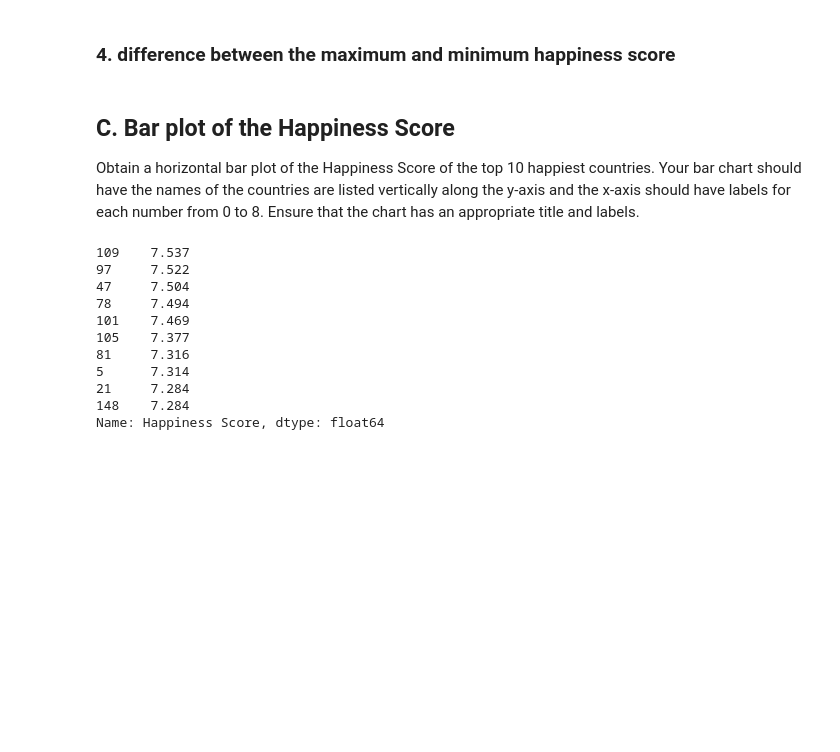
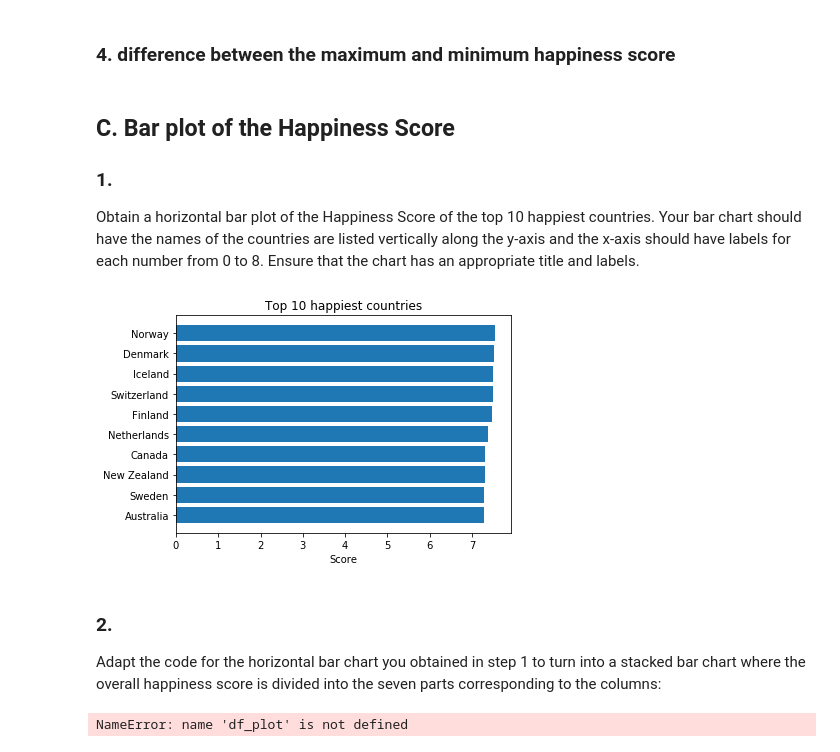
Before and after one commit to Bornatch/EPFL, a Jupyter notebook: ML/Cours1/01_10_course_project.ipynb, the cells around one changed output. Saved outputs shown, nothing was run; the diff lists cells and outputs as text; code cells hidden in the pictures; blank space fills up the shorter version.

Commit message:
part C-D-E

```diff
--- a/ML/Cours1/01_10_course_project.ipynb
+++ b/ML/Cours1/01_10_course_project.ipynb
@@ -220,22 +220,50 @@ for i  in range(len(regions)):
 # %% [markdown]
 ## C. Bar plot of the Happiness Score
 
+### 1.
+
 Obtain a horizontal bar plot of the Happiness Score of the top 10 happiest countries. Your bar chart should have the names of the countries are listed vertically along the y-axis and the x-axis should have labels for each number from 0 to 8. Ensure that the chart has an appropriate title and labels.
 # %%
 import matplotlib.pyplot as plt # plot library
 # %%
-df_plot = df.nsmallest(10,'Happiness Rank')
+df_10happy = df.nlargest(10,'Happiness Score')
-# %%
-df_plot['Happiness Score']
-# %% [output]
-109    7.537
-97     7.522
-47     7.504
-78     7.494
-101    7.469
-105    7.377
-81     7.316
-5      7.314
-21     7.284
-148    7.284
-Name: Happiness Score, dtype: float64
+# %%
+X = df_10happy['Happiness Score']
+Y = df_10happy.Country
+plt.barh(Y,X)
+plt.title('Top 10 happiest countries')
+#plt.ylabel('')
+plt.xlabel('Score')
+plt.gca().invert_yaxis() # thx https://stackoverflow.com/questions/34076177/matplotlib-horizontal-bar-chart-barh-is-upside-down
+plt.show()
+# %% [output]
+[figure, added]
+# %% [markdown]
+### 2.
+
+Adapt the code for the horizontal bar chart you obtained in step 1 to turn into a stacked bar chart where the overall happiness score is divided into the seven parts corresponding to the columns:
+# %%
+## keep this solution because time invest, please consider the next one
+## find how to enlarge colums but not space between value...
+Y = df_plot.Country
+
+X_eco = df_plot.Economy
+X_fam = df_plot.Family
+X_health = df_plot.Health
+X_freedom = df_plot.Freedom
+X_gen = df_plot.Generosity
+X_corr = df_plot.Corruption
+X_dysto = df_plot.Dystopia
+
+plt.bar(Y,X_eco, label='Economy')
+plt.bar(Y,X_fam, bottom=X_eco, label='Family')
+plt.bar(Y,X_health, bottom=X_eco+X_fam, label='Health')
+plt.bar(Y,X_freedom, bottom=X_eco+X_fam+X_health, label='Freedom')
+plt.bar(Y,X_gen, bottom=X_eco+X_fam+X_health+X_freedom, label='Generosity')
+plt.bar(Y,X_corr, bottom=X_eco+X_fam+X_health+X_freedom+X_gen, label='Corruption')
+plt.bar(Y,X_dysto, bottom=X_eco+X_fam+X_health+X_freedom+X_gen+ X_corr, label='Dystopia')
+
+plt.legend(loc="upper right") # function reversed() possible
+plt.show()
+# %% [output]
+NameError: name 'df_plot' is not defined
```
Also changed, not shown: parts of 8 cells of this notebook.
